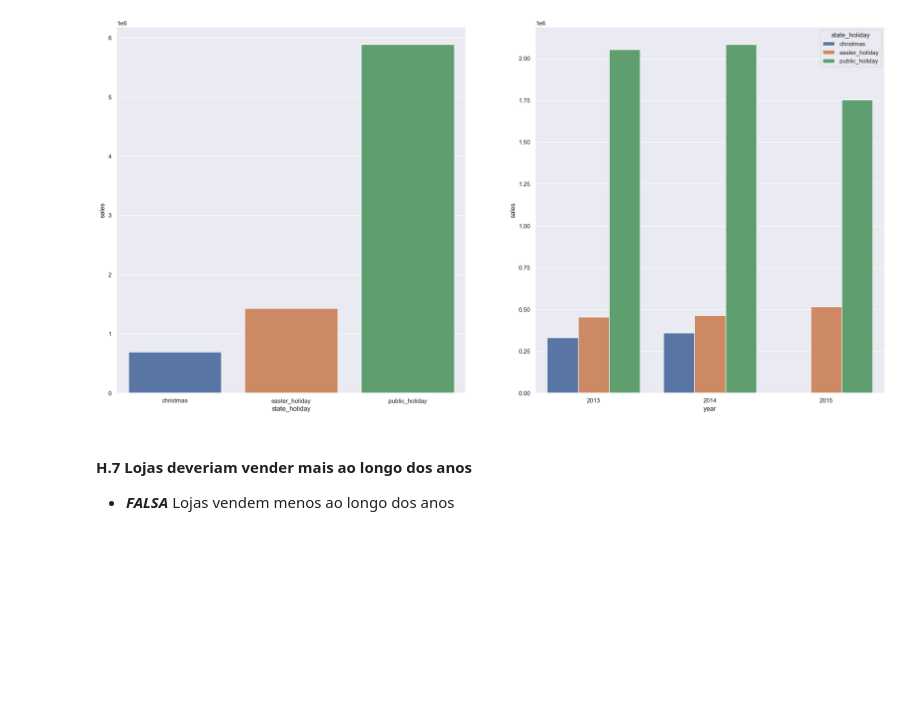
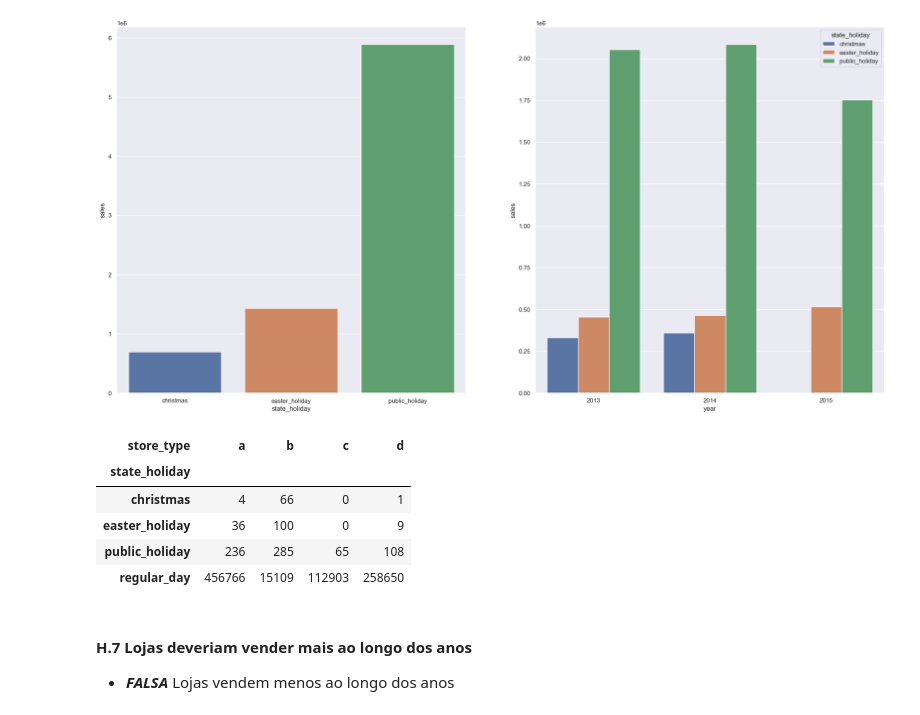
Before and after one commit to juanzimmer/Ds_em_producao, a Jupyter notebook: aula_3_analise_exploratoria.ipynb, the cells around one changed output. Cells and saved outputs as stored; diff of their text form; code cells hidden in the pictures; blank space fills up the shorter version.

```diff
--- a/aula_3_analise_exploratoria.ipynb
+++ b/aula_3_analise_exploratoria.ipynb
@@ -649,6 +658,17 @@ aux2 = aux = df3.loc[df3['state_holiday'] != 'regular_day' ,['state_holiday', 'y
 sns.barplot(data = aux2, x='year', y='sales', hue='state_holiday');
 # %% [output]
 [figure]
+# %%
+#apenas para exemplificar: feriado, tipo de loja e quantas abriram nos respectivos feriados
+
+pd.crosstab(df3['state_holiday'], df3['store_type'])
+# %% [output]
+| store_type | a | b | c | d |
+| state_holiday |  |  |  |  |
+| christmas | 4 | 66 | 0 | 1 |
+| easter_holiday | 36 | 100 | 0 | 9 |
+| public_holiday | 236 | 285 | 65 | 108 |
+| regular_day | 456766 | 15109 | 112903 | 258650 |
 # %% [markdown]
 #### H.7 Lojas deveriam vender mais ao longo dos anos
  - ***FALSA*** Lojas vendem menos ao longo dos anos
```
Also changed, not shown: parts of 13 cells of this notebook.
